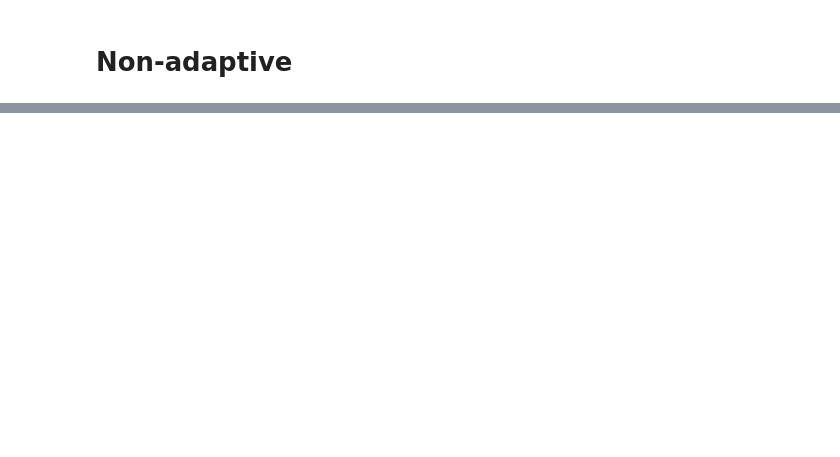
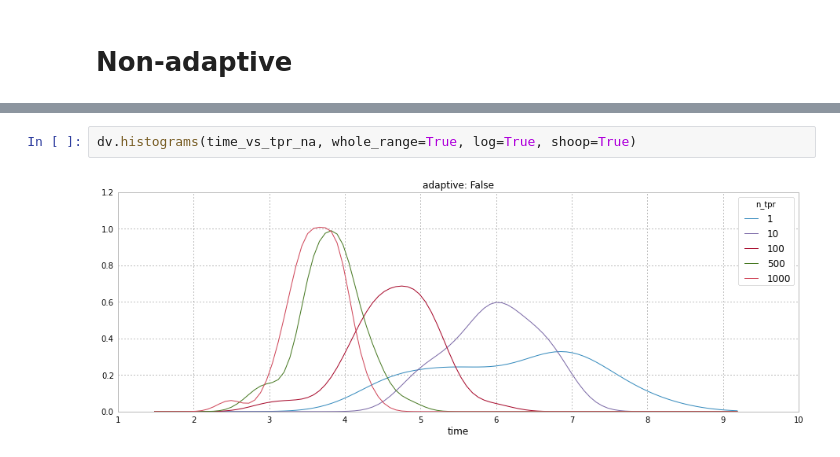
Before and after one commit to mpharrigan/quant-accel, a Jupyter notebook: ipython/tmat3.ipynb, the cells around one changed output, grey strips where cells are left out. Drawn from its saved outputs; the diff is of its cells as text; blank space fills up the shorter version.

```diff
--- a/ipython/tmat3.ipynb
+++ b/ipython/tmat3.ipynb
@@ -179,0 +73,4 @@ ax.legend(loc='best')
+# %%
+dv.histograms(time_vs_tpr_na, whole_range=True, log=True, shoop=True)
+# %% [output]
+[figure, added]
```
Also changed, not shown: parts of 8 cells of this notebook.
